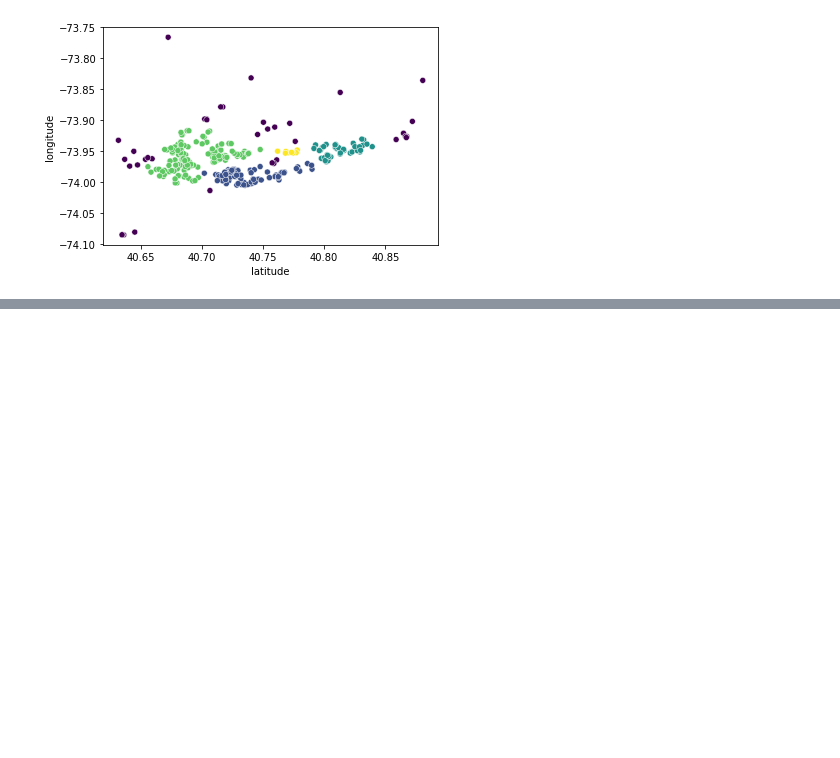
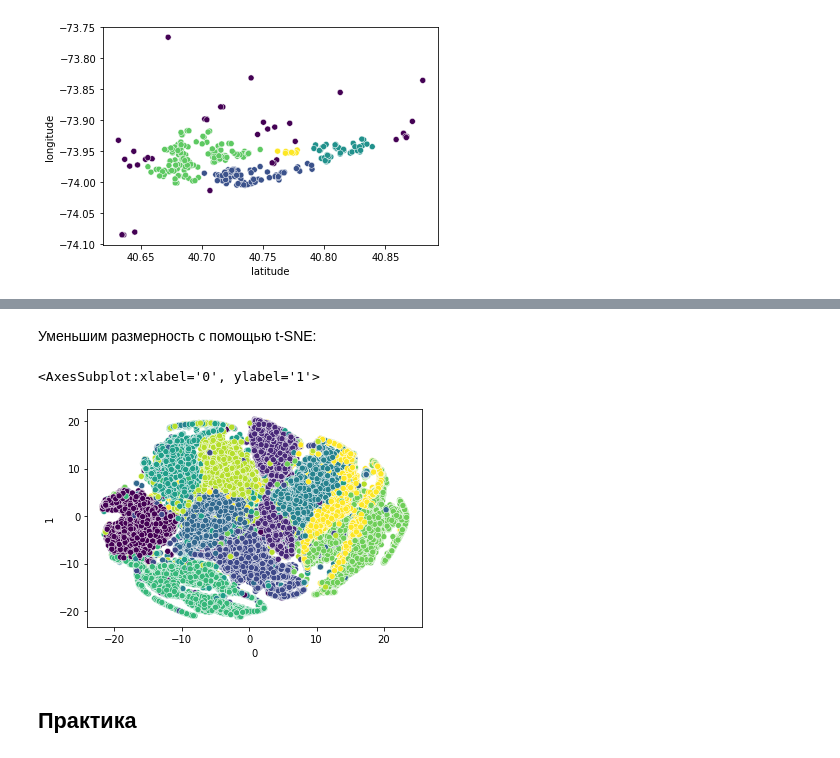
Before and after one commit to meDoLIF/sf_data_science, a Jupyter notebook: Trainig/ML-4. Обучение без учителя - кластеризация и техники понижения размерности/ML - 4 без учителя Pugach.ipynb, the cells around one changed output, grey strips where cells are left out. Saved outputs shown, nothing was run; the diff lists cells and outputs as text; code cells hidden in the pictures; blank space fills up the shorter version.

```diff
--- a/Trainig/ML-4. Обучение без учителя - кластеризация и техники понижения размерности/ML - 4 без учителя Pugach.ipynb
+++ b/Trainig/ML-4. Обучение без учителя - кластеризация и техники понижения размерности/ML - 4 без учителя Pugach.ipynb
@@ -895,0 +932,32 @@ Pass the following variables as keyword args: x, y. From version 0.12, the only
+# %%
+# загрузим датасет MNIST
+from sklearn.datasets import fetch_openml
+from sklearn.model_selection import train_test_split
+
+dataset = fetch_openml("mnist_784")
+# загрузим признаки в переменную X
+X = dataset['data']
+# загрузим «ответы» в переменную y
+y = dataset['target']
+# разделим данные с помощью sklearn на данные для обучения и теста
+train_x, test_x, train_y, test_y = train_test_split(X, y, test_size=0.1, random_state=0)
+
+# импортируем StandardScaler для стандартизации данных
+from sklearn.preprocessing import StandardScaler
+
+# создадим объект класса StandardScaler
+scaler = StandardScaler()
+scaler.fit(train_x)
+# трансформируем датасеты train_x и test_x
+train_x = scaler.transform(train_x)
+test_x = scaler.transform(test_x)
+
+# импортируем класс PCA
+from sklearn.decomposition import PCA
+
+# создадим объект класса PCA
+pca = PCA(n_components=300)
+pca.fit(train_x)
+# уменьшим размерность данных
+train_x_pca = pca.transform(train_x)
+test_x_pca = pca.transform(test_x)
@@ -895,0 +1046,18 @@ Pass the following variables as keyword args: x, y. From version 0.12, the only
+# %% [markdown]
+Уменьшим размерность с помощью t-SNE:
+# %%
+from sklearn.manifold import TSNE
+# создадим объект класса TSNE, уменьшим размерность данных до 2
+tsne = TSNE(n_components=2, perplexity=50, n_iter=500, random_state=42)
+# немного уменьшим количество объектов для уменьшения размерности, иначе алгоритм будет работать очень долго
+X_reduced = tsne.fit_transform(train_x)
+# сохраним данные в датафрейм
+df_tsne = pd.DataFrame(X_reduced)
+# сохраним разметки кластеров
+df_tsne['c'] = pd.to_numeric(train_y).astype('Int64').to_list()
+sns.scatterplot(x=df_tsne[0], y=df_tsne[1], c=df_tsne['c'])
+# %% [output]
+<AxesSubplot:xlabel='0', ylabel='1'>
+[figure, added]
+# %% [markdown]
+## Практика
```
Also changed, not shown: parts of 73 cells of this notebook, 3 other files.
